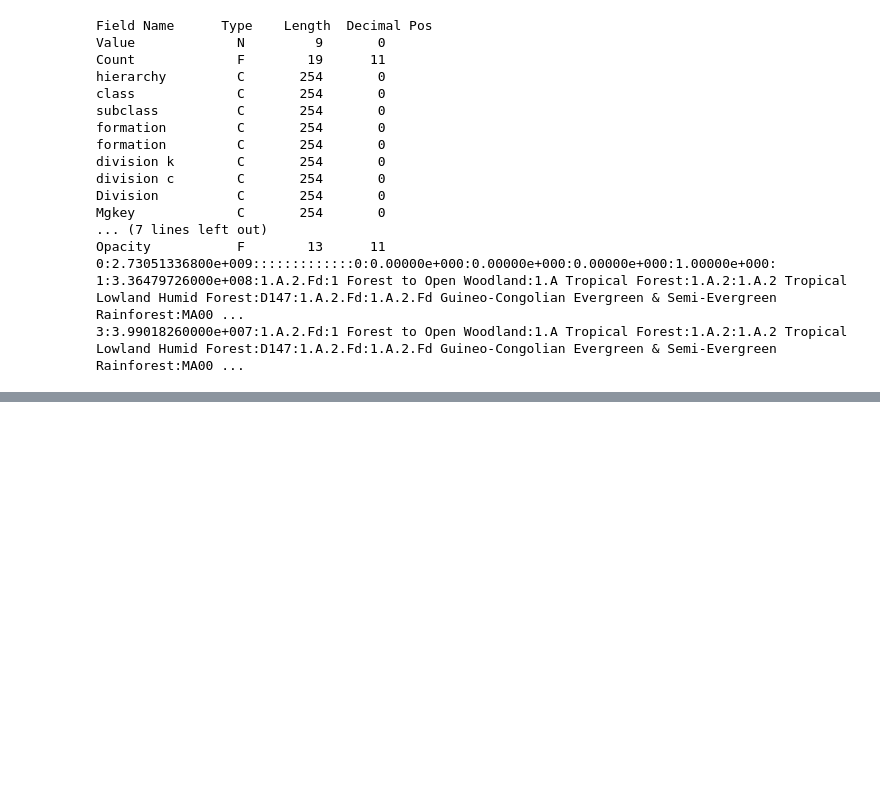
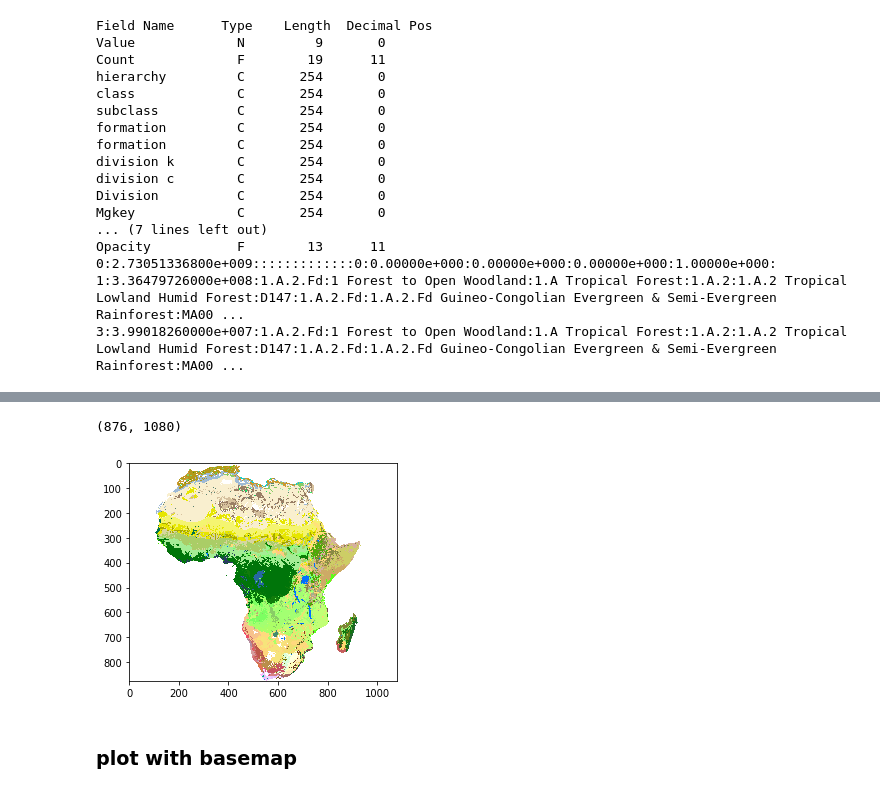
Before and after one commit to alimanfoo/ag1000g-phase2-data-paper, a Jupyter notebook: work/9_collection_map/phase_2_collection_map.ipynb, the cells around one changed output, grey strips where cells are left out. Saved outputs shown, nothing was run; the diff lists cells and outputs as text; code cells hidden in the pictures; blank space fills up the shorter version.

```diff
--- a/work/9_collection_map/phase_2_collection_map.ipynb
+++ b/work/9_collection_map/phase_2_collection_map.ipynb
@@ -440,0 +481,5 @@ Opacity           F        13      11
+# %%
+# fix the zero colour to be white
+colors[0] = 1, 1, 1
+# %%
+color_map = mpl.colors.ListedColormap(colors)
@@ -440,0 +488,6 @@ Opacity           F        13      11
+# %%
+#load GoTiff into numpy array - too big to load into mem so need to resample
+#GDAL allows size of output buffer and resampling algo to be specified at extraction
+data = dataset.ReadAsArray(buf_xsize=n_cols//100, buf_ysize=n_rows//100,
+                           resample_alg=gdal.GRIORA_Mode)
+data
@@ -440,0 +508,14 @@ Opacity           F        13      11
+# %%
+data.shape
+# %% [output]
+(876, 1080)
+# %%
+#check data is correct before we do any plotting
+# set all missing data as 0 class
+data[data < 0] = 0
+# %%
+plt.imshow(data, cmap=color_map);
+# %% [output]
+[figure, added]
+# %% [markdown]
+### plot with basemap
```
Also changed, not shown: parts of 21 cells of this notebook, 1 other file.
